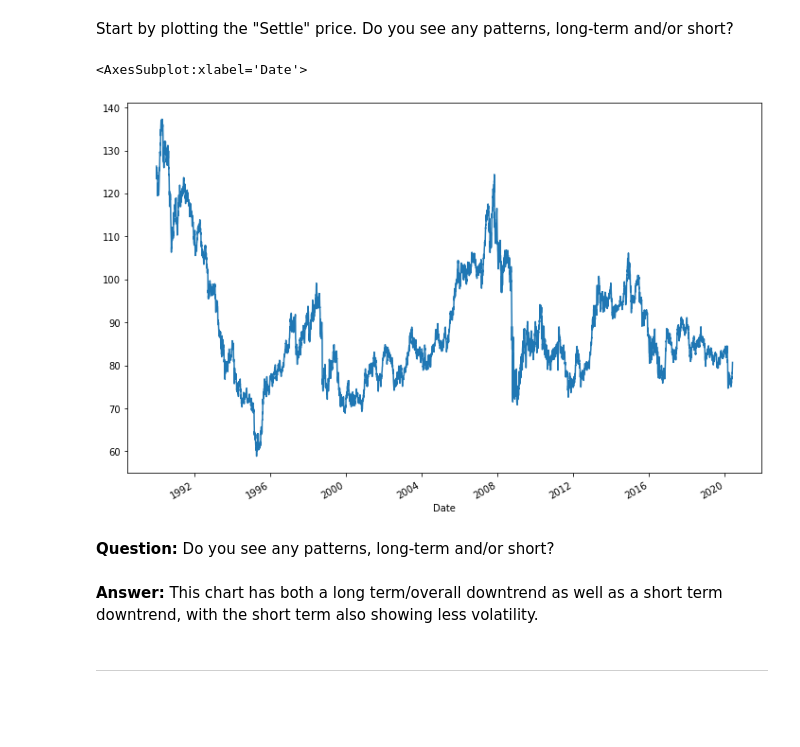
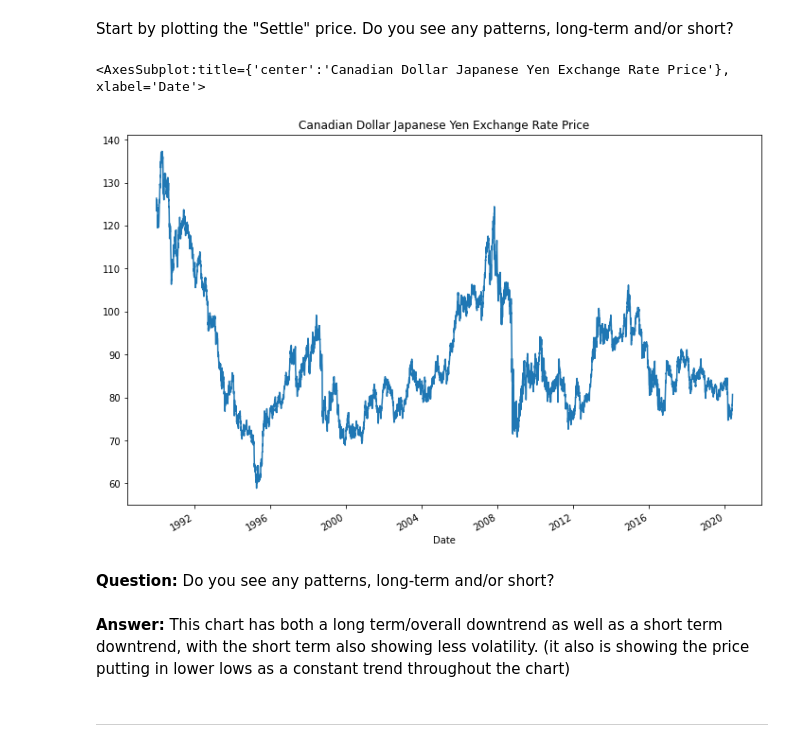
Before and after one commit to keanumanson/time_series_homework, a Jupyter notebook: Starter_Code/time_series_analysis.ipynb, the cells around one changed output. Saved outputs shown, nothing was run; the diff lists cells and outputs as text; code cells hidden in the pictures; blank space fills up the shorter version.

```diff
--- a/Starter_Code/time_series_analysis.ipynb
+++ b/Starter_Code/time_series_analysis.ipynb
@@ -41,14 +41,14 @@ cad_jpy_df.head()
  Start by plotting the "Settle" price. Do you see any patterns, long-term and/or short?
 # %%
 # Plot just the "Price" column from the dataframe:
-cad_jpy_df.Price.plot(figsize=(12,8))
+cad_jpy_df.Price.plot(figsize=(12,8), title='Canadian Dollar Japanese Yen Exchange Rate Price')
 # %% [output]
-<AxesSubplot:xlabel='Date'>
+<AxesSubplot:title={'center':'Canadian Dollar Japanese Yen Exchange Rate Price'}, xlabel='Date'>
-[figure, old version]
+[figure, new version]
 # %% [markdown]
 **Question:** Do you see any patterns, long-term and/or short?
 # %% [markdown]
-**Answer:** This chart has both a long term/overall downtrend as well as a short term downtrend, with the short term also showing less volatility.
+**Answer:** This chart has both a long term/overall downtrend as well as a short term downtrend, with the short term also showing less volatility. (it also is showing the price putting in lower lows as a constant trend throughout the chart)
 # %% [markdown]
 ---
 # %% [markdown]
```
Also changed, not shown: parts of 21 cells of this notebook, 1 other file.
